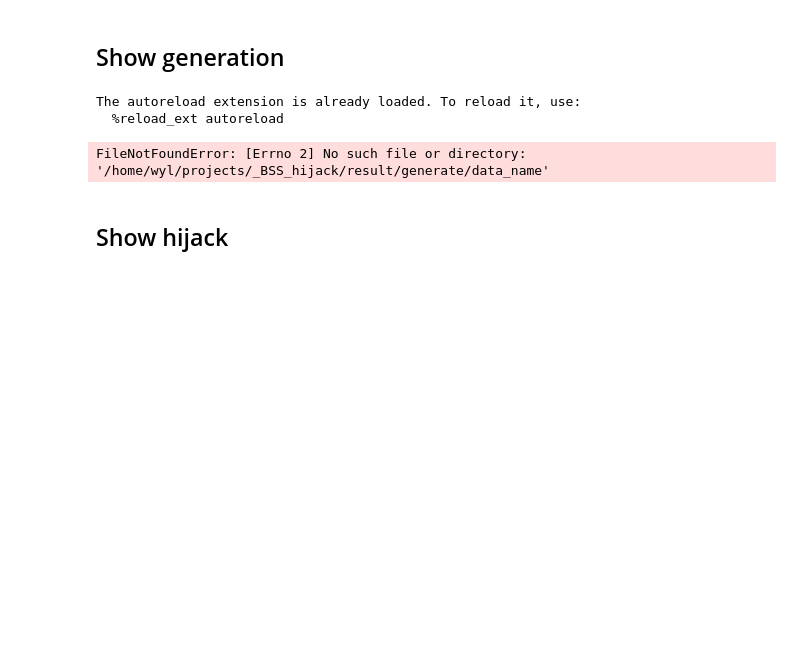
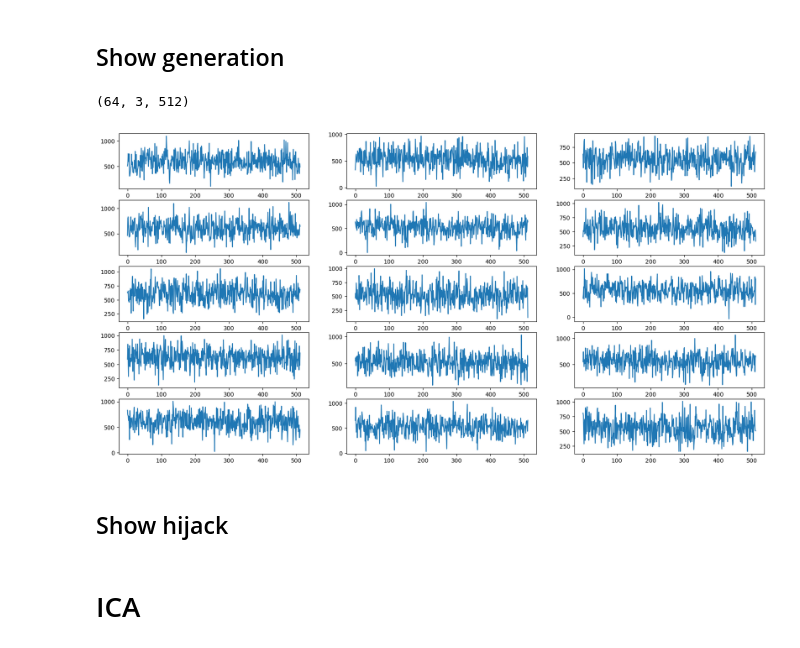
Before and after one commit to detyse/Diff4EEG-inverse, a Jupyter notebook: show.ipynb, the cells around one changed output. Drawn from its saved outputs; the diff is of its cells as text; code cells hidden in the pictures; blank space fills up the shorter version.

```diff
--- a/show.ipynb
+++ b/show.ipynb
@@ -3,21 +3,27 @@
 # %%
 %load_ext autoreload
 %autoreload 2
 
 import os
 import torch
 import numpy as np
 import matplotlib.pyplot as plt
 from utils.utils import frequency_domain
 
-result_path = '/home/wyl/projects/_BSS_hijack/result/generate'
-data_path = 'data_name'
-samples = np.load(os.path.join(result_path, data_path))
+# result_path = '/home/wyl/projects/_BSS_hijack/result/generate'
+data_path = '/home/wyl/projects/_BSS_hijack/result/generate/output_20230412_020637/result.npy' # 'data_file/data_name'
+samples = np.load(data_path)
 
 print(samples.shape)
 
+fig, ax = plt.subplots(5, 3, figsize=(20, 10))
+for row in range(5):
+    data = samples[row]
+    for col in range(3):
+        ax[row, col].plot(samples[row, col])
+
+
 # figure 1:
 # %% [output]
-The autoreload extension is already loaded. To reload it, use:
-  %reload_ext autoreload
+(64, 3, 512)
-FileNotFoundError: [Errno 2] No such file or directory: '/home/wyl/projects/_BSS_hijack/result/generate/data_name'
+[figure, added]
@@ -29,3 +41,5 @@ import numpy as np
 import matplotlib.pyplot as plt
 
 import argparse
+# %% [markdown]
+# ICA
```
Also changed, not shown: parts of 2 cells of this notebook, 24 other files.
